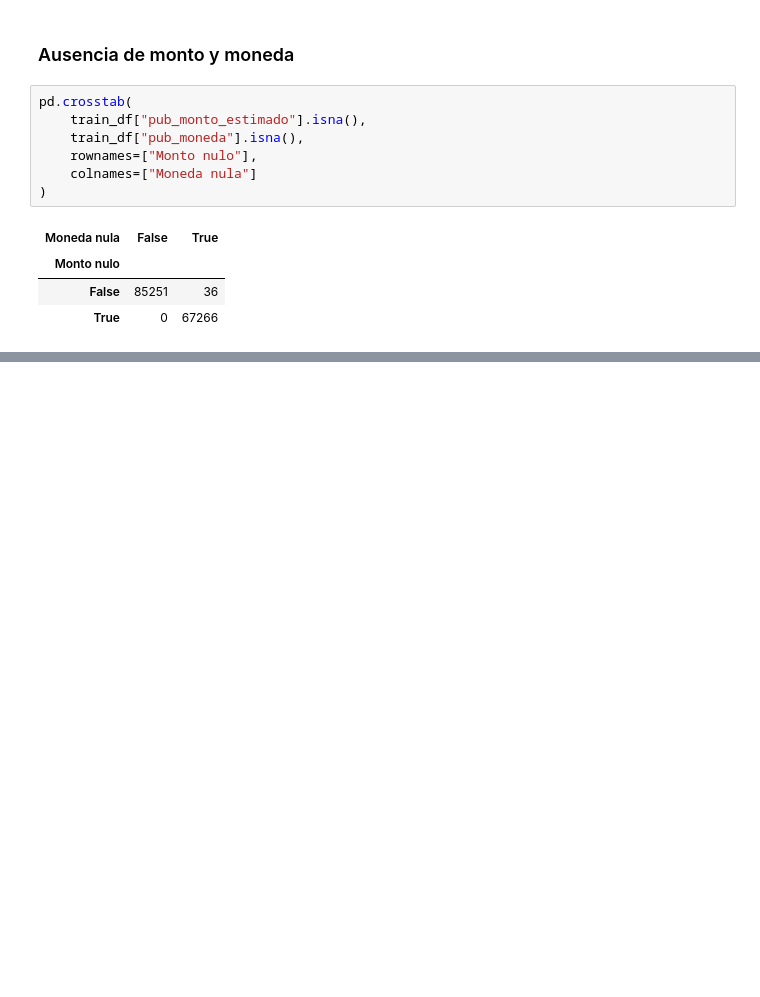
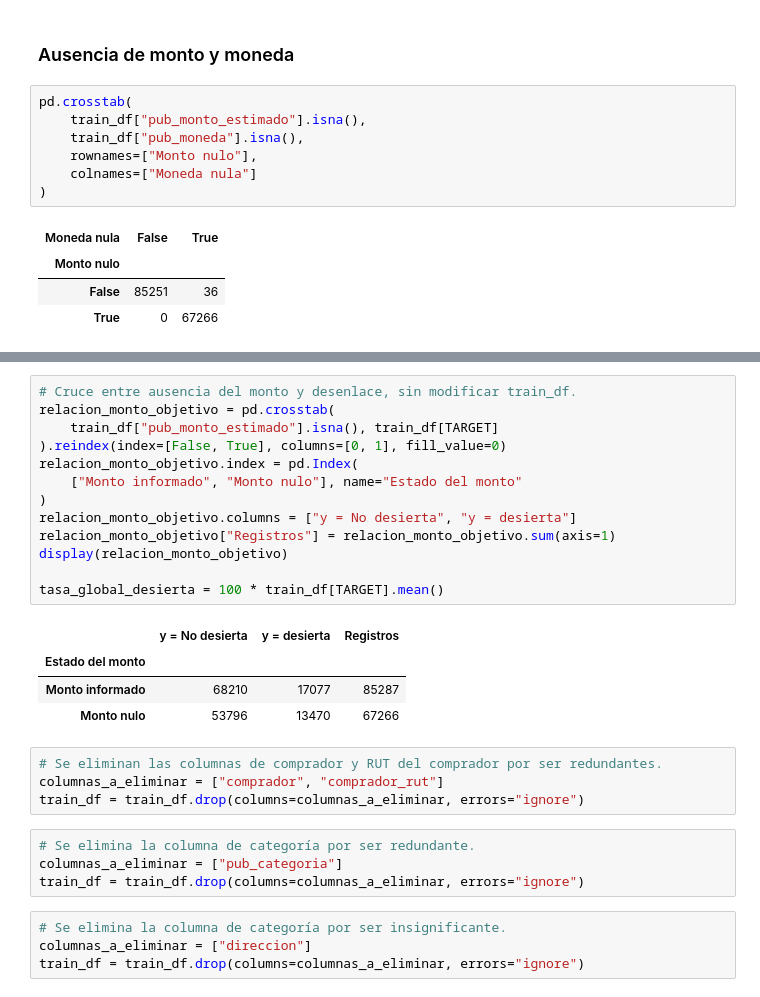
Before and after one commit to EduardoPerezMir/Tarea-2-ML, a Jupyter notebook: Pregunta2.ipynb, the cells around one changed output, grey strips where cells are left out. Drawn from its saved outputs; the diff is of its cells as text; blank space fills up the shorter version.

```diff
--- a/Pregunta2.ipynb
+++ b/Pregunta2.ipynb
@@ -1600,0 +219,30 @@ La protección frente a fuga comprobable incluye lista blanca de predictores, aj
+# %%
+# Cruce entre ausencia del monto y desenlace, sin modificar train_df.
+relacion_monto_objetivo = pd.crosstab(
+    train_df["pub_monto_estimado"].isna(), train_df[TARGET]
+).reindex(index=[False, True], columns=[0, 1], fill_value=0)
+relacion_monto_objetivo.index = pd.Index(
+    ["Monto informado", "Monto nulo"], name="Estado del monto"
+)
+relacion_monto_objetivo.columns = ["y = No desierta", "y = desierta"]
+relacion_monto_objetivo["Registros"] = relacion_monto_objetivo.sum(axis=1)
+display(relacion_monto_objetivo)
+
+tasa_global_desierta = 100 * train_df[TARGET].mean()
+# %% [output]
+|  | y = No desierta | y = desierta | Registros |
+| Estado del monto |  |  |  |
+| Monto informado | 68210 | 17077 | 85287 |
+| Monto nulo | 53796 | 13470 | 67266 |
+# %%
+# Se eliminan las columnas de comprador y RUT del comprador por ser redundantes.
+columnas_a_eliminar = ["comprador", "comprador_rut"]
+train_df = train_df.drop(columns=columnas_a_eliminar, errors="ignore")
+# %%
+# Se elimina la columna de categoría por ser redundante.
+columnas_a_eliminar = ["pub_categoria"]
+train_df = train_df.drop(columns=columnas_a_eliminar, errors="ignore")
+# %%
+# Se elimina la columna de categoría por ser insignificante.
+columnas_a_eliminar = ["direccion"]
+train_df = train_df.drop(columns=columnas_a_eliminar, errors="ignore")
```
Also changed, not shown: parts of 48 cells of this notebook.
